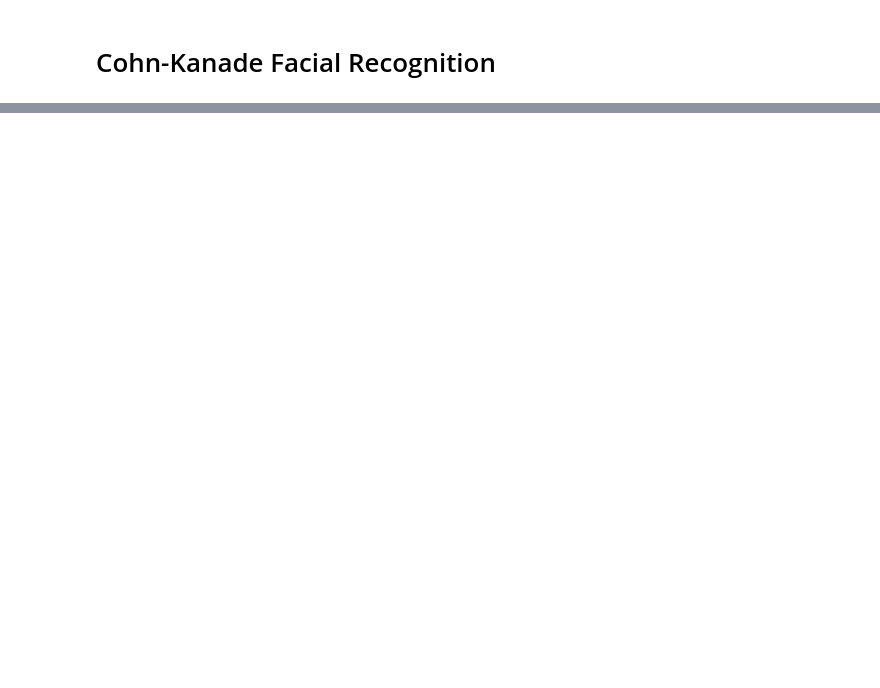
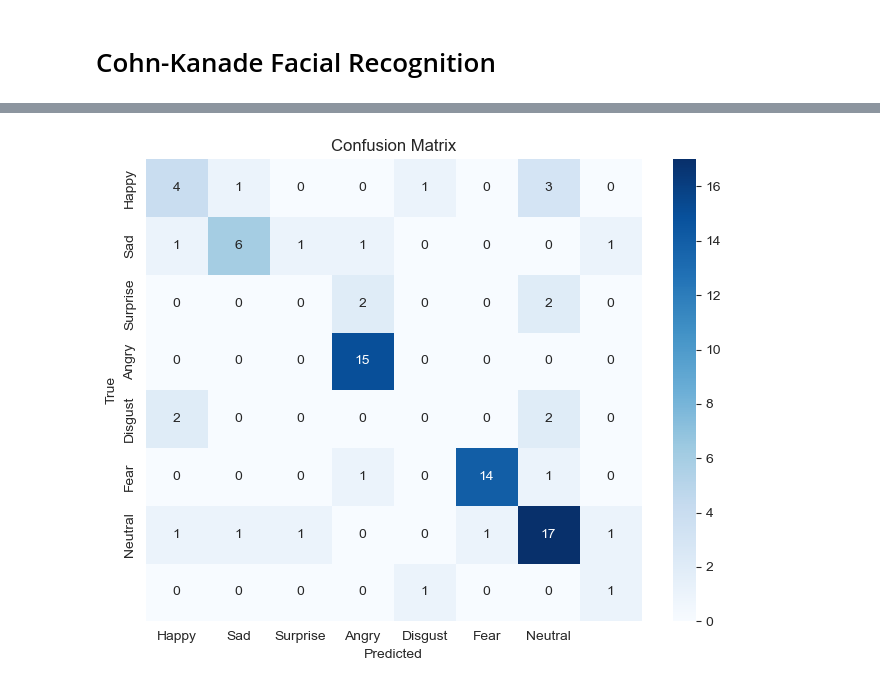
Before and after one commit to Daniel-M40/FaceRecognitionAI, a Jupyter notebook: faceRecognition.ipynb, the cells around one changed output, grey strips where cells are left out. Saved outputs shown, nothing was run; the diff lists cells and outputs as text; code cells hidden in the pictures; blank space fills up the shorter version.

```diff
--- a/faceRecognition.ipynb
+++ b/faceRecognition.ipynb
@@ -454,0 +262,3 @@ Accuracy: 66.85%
+# %%
+# Load data
+df = pd.read_csv('all_datasets/ckextended.csv')
@@ -454,0 +293,29 @@ Accuracy: 66.85%
+# %%
+# Extract combined features (HOG + LBP)
+X = []
+for pixels in df['pixels']:
+    # Extract HOG features
+    hog_features = extract_hog_features(pixels)
+
+    # Extract LBP features
+    lbp_features = extract_lbp_features(pixels)
+
+    # Concatenate HOG and LBP features
+    combined_features = np.hstack([hog_features, lbp_features])
+    X.append(combined_features)
+
+X = np.array(X)
+y = df['emotion'].values  # Labels
+
+# Normalize features between 0 and 1
+X = X / np.max(X)
+
+# Split data into training and testing sets
+X_train, X_test, y_train, y_test = train_test_split(X, y, test_size=0.2, random_state=42)
+
+# KNN Classifier
+knn = KNeighborsClassifier(n_neighbors=13)  # You can tune the number of neighbors
+knn.fit(X_train, y_train)
+
+# Predictions
+y_pred = knn.predict(X_test)
@@ -454,0 +346,12 @@ Accuracy: 66.85%
+# %%
+# Generate and display the confusion matrix
+cm = confusion_matrix(y_test, y_pred)
+plt.figure(figsize=(8, 6))
+sns.heatmap(cm, annot=True, fmt='d', cmap='Blues',
+            xticklabels=emotion_mapping.values(), yticklabels=emotion_mapping.values())
+plt.xlabel('Predicted')
+plt.ylabel('True')
+plt.title('Confusion Matrix')
+plt.show()
+# %% [output]
+[figure, added]
```
Also changed, not shown: parts of 18 cells of this notebook.
